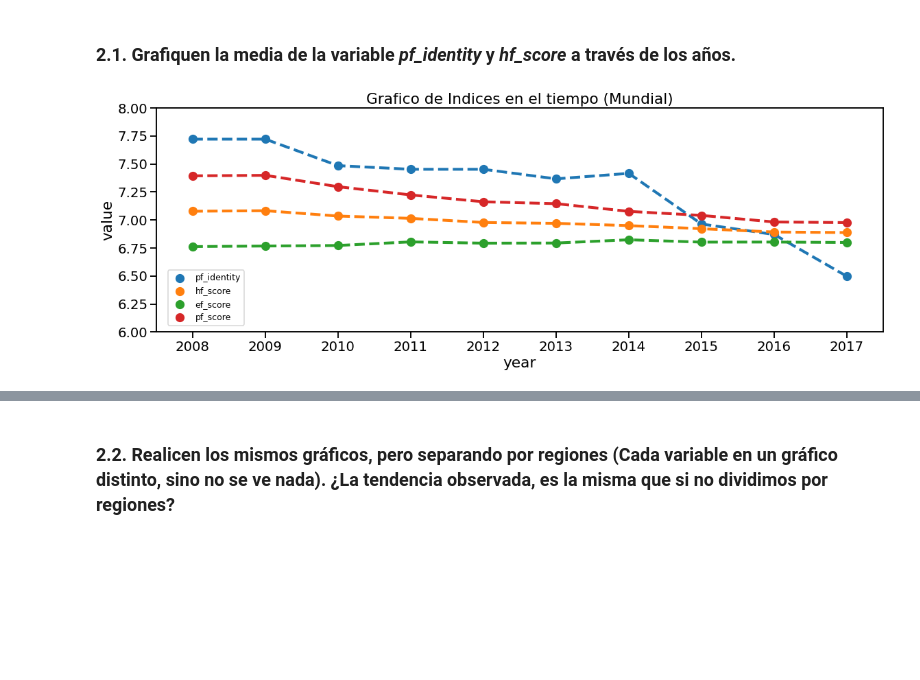
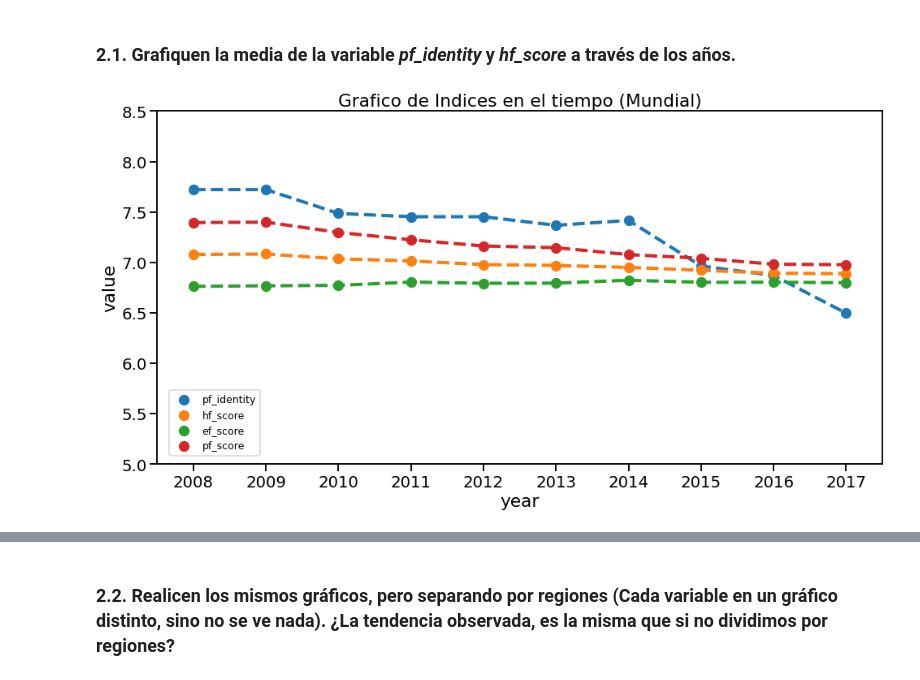
Before and after one commit to ser0090/dipdata, a Jupyter notebook: analisisvis/notebooks/practico.ipynb, the cells around one changed output, grey strips where cells are left out. Saved outputs shown, nothing was run; the diff lists cells and outputs as text; code cells hidden in the pictures; blank space fills up the shorter version.

```diff
--- a/analisisvis/notebooks/practico.ipynb
+++ b/analisisvis/notebooks/practico.ipynb
@@ -560,20 +618,20 @@ Sólo por curiosidad, graficar la tendencia de *hf_score* y *ef_score* a través
 # %% [markdown]
 ### 2.1. Grafiquen la media de la variable *pf_identity* y *hf_score* a través de los años.
 # %%
-fig = plt.figure(figsize=(19,6))
+fig = plt.figure(figsize=(16, 8))
 data = dataset[[ 'year','ISO_code', 'pf_identity', 'hf_score','ef_score','pf_score']]
 
 sp1 = plt.subplot('111')
 sp1.set_title('Grafico de Indices en el tiempo (Mundial)')
 seaborn.pointplot(
     x='year', y='value',
     data=pd.melt(data, ['year'],['pf_identity', 'hf_score','ef_score','pf_score']),
     hue='variable', ci=None, estimator=np.mean,
     markers='o', linestyles='--', ax=sp1
 )
 sp1.legend(loc='lower left',bbox_to_anchor=(0.01, 0.01),fontsize='xx-small')
-sp1.set_ylim(6,8)
+sp1.set_ylim(5, 8.5)
 plt.show()
 # %% [output]
-[figure, old version]
+[figure, new version]
 # %%
```
Also changed, not shown: parts of 25 cells of this notebook.
